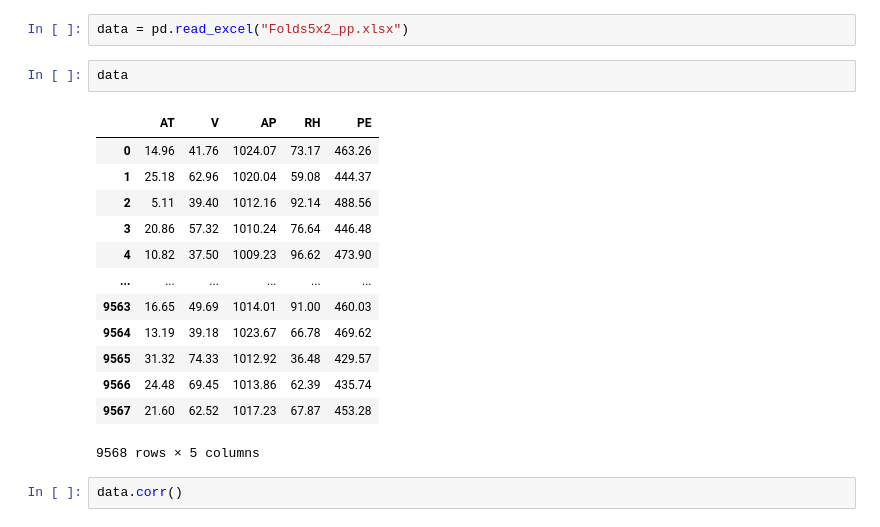
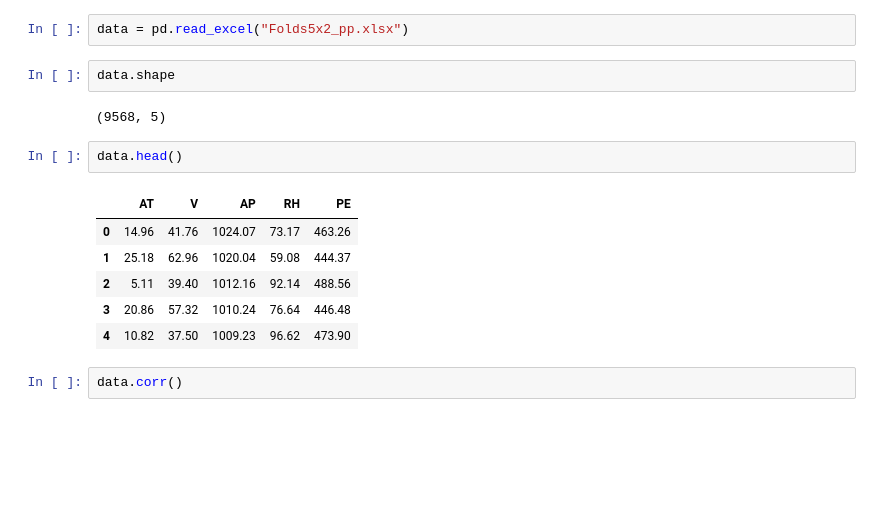
Before and after one commit to manujjoshi/Regression, a Jupyter notebook: Linear Regression with Train Test Split.ipynb, the cells around one changed output. Cells and saved outputs as stored; diff of their text form; blank space fills up the shorter version.

```diff
--- a/Linear Regression with Train Test Split.ipynb
+++ b/Linear Regression with Train Test Split.ipynb
@@ -9,22 +9,19 @@ import warnings
 warnings.filterwarnings('ignore')
 # %%
 data = pd.read_excel("Folds5x2_pp.xlsx")
+# %%
+data.shape
+# %% [output]
+(9568, 5)
 # %%
-data
+data.head()
 # %% [output]
 |  | AT | V | AP | RH | PE |
 | 0 | 14.96 | 41.76 | 1024.07 | 73.17 | 463.26 |
 | 1 | 25.18 | 62.96 | 1020.04 | 59.08 | 444.37 |
 | 2 | 5.11 | 39.40 | 1012.16 | 92.14 | 488.56 |
 | 3 | 20.86 | 57.32 | 1010.24 | 76.64 | 446.48 |
 | 4 | 10.82 | 37.50 | 1009.23 | 96.62 | 473.90 |
-| ... | ... | ... | ... | ... | ... |
-| 9563 | 16.65 | 49.69 | 1014.01 | 91.00 | 460.03 |
-| 9564 | 13.19 | 39.18 | 1023.67 | 66.78 | 469.62 |
-| 9565 | 31.32 | 74.33 | 1012.92 | 36.48 | 429.57 |
-| 9566 | 24.48 | 69.45 | 1013.86 | 62.39 | 435.74 |
-| 9567 | 21.60 | 62.52 | 1017.23 | 67.87 | 453.28 |
-9568 rows × 5 columns
 # %%
 data.corr()
 # %% [output]
```
Also changed, not shown: parts of 7 cells of this notebook, 7 other files.
